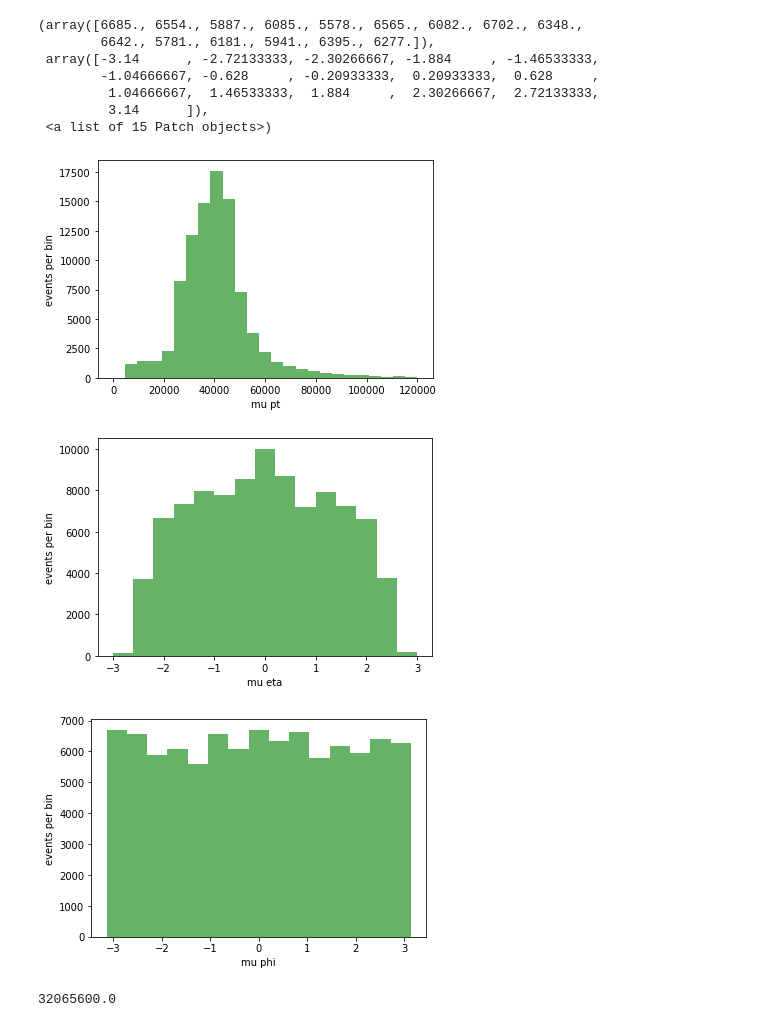
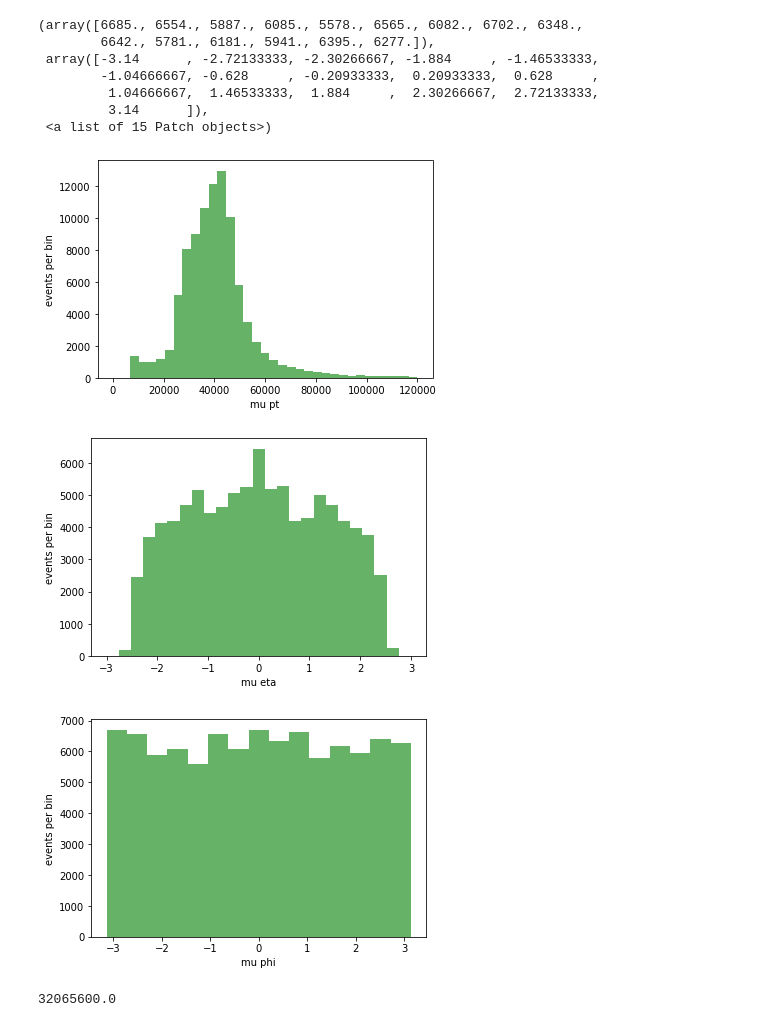
Before and after one commit to keaveney/UCT3rdYearLabATLASOpenData, a Jupyter notebook: Part1_MeasureTheZBosonMass.ipynb, the cells around one changed output. Cells and saved outputs as stored; diff of their text form; code cells hidden in the pictures.

```diff
--- a/Part1_MeasureTheZBosonMass.ipynb
+++ b/Part1_MeasureTheZBosonMass.ipynb
@@ -14,7 +14,7 @@ import pandas as pd
 eventsData = uproot.open("https://atlas-opendata.web.cern.ch/atlas-opendata/samples/2020/2lep/Data/data_D.2lep.root")["mini"]
 #eventsData.show()
 # %%
-nEvents = 100000
+nEvents = 200000
 #this is the total number of collisions/events we want to access from the file, you can reduce this
 #for quick test, for final results 100000 events should be enough
 
@@ -42,37 +42,37 @@ for ev in range(0,len(flatData)):
         muEtaData = np.append(muEtaData,flatData[ev][1].eta)
         muPhiData = np.append(muPhiData,flatData[ev][0].phi)
         muPhiData = np.append(muPhiData,flatData[ev][1].phi)
         nData = nData + 1
     if (nData == nTarget):
         break
 
 # plot the mu pt histogram.
 plt.figure()
 plt.xlabel("mu pt")
 plt.ylabel("events per bin")
-plt.hist(muPtData, bins=25, range=[0,120000], alpha=0.6, color='g')
+plt.hist(muPtData, bins=35, range=[0,120000], alpha=0.6, color='g')
 
 # plot the mu pseudorapdity histogram.
 plt.figure()
 plt.xlabel("mu eta")
 plt.ylabel("events per bin")
-plt.hist(muEtaData, bins=15, range=[-3.0,3.0], alpha=0.6, color='g')
+plt.hist(muEtaData, bins=25, range=[-3.0,3.0], alpha=0.6, color='g')
 
 # plot the mu phi histogram.
 plt.figure()
 plt.xlabel("mu phi")
 plt.ylabel("events per bin")
 plt.hist(muPhiData, bins=15, range=[-3.14,3.14], alpha=0.6, color='g')
 # %% [output]
 (array([6685., 6554., 5887., 6085., 5578., 6565., 6082., 6702., 6348.,
         6642., 5781., 6181., 5941., 6395., 6277.]),
  array([-3.14      , -2.72133333, -2.30266667, -1.884     , -1.46533333,
         -1.04666667, -0.628     , -0.20933333,  0.20933333,  0.628     ,
          1.04666667,  1.46533333,  1.884     ,  2.30266667,  2.72133333,
          3.14      ]),
  <a list of 15 Patch objects>)
-[figure, old version]
+[figure, new version]
-[figure, old version]
+[figure, new version]
 [figure]
 # %%
 nBins =50
```
Also changed, not shown: parts of 4 cells of this notebook.
